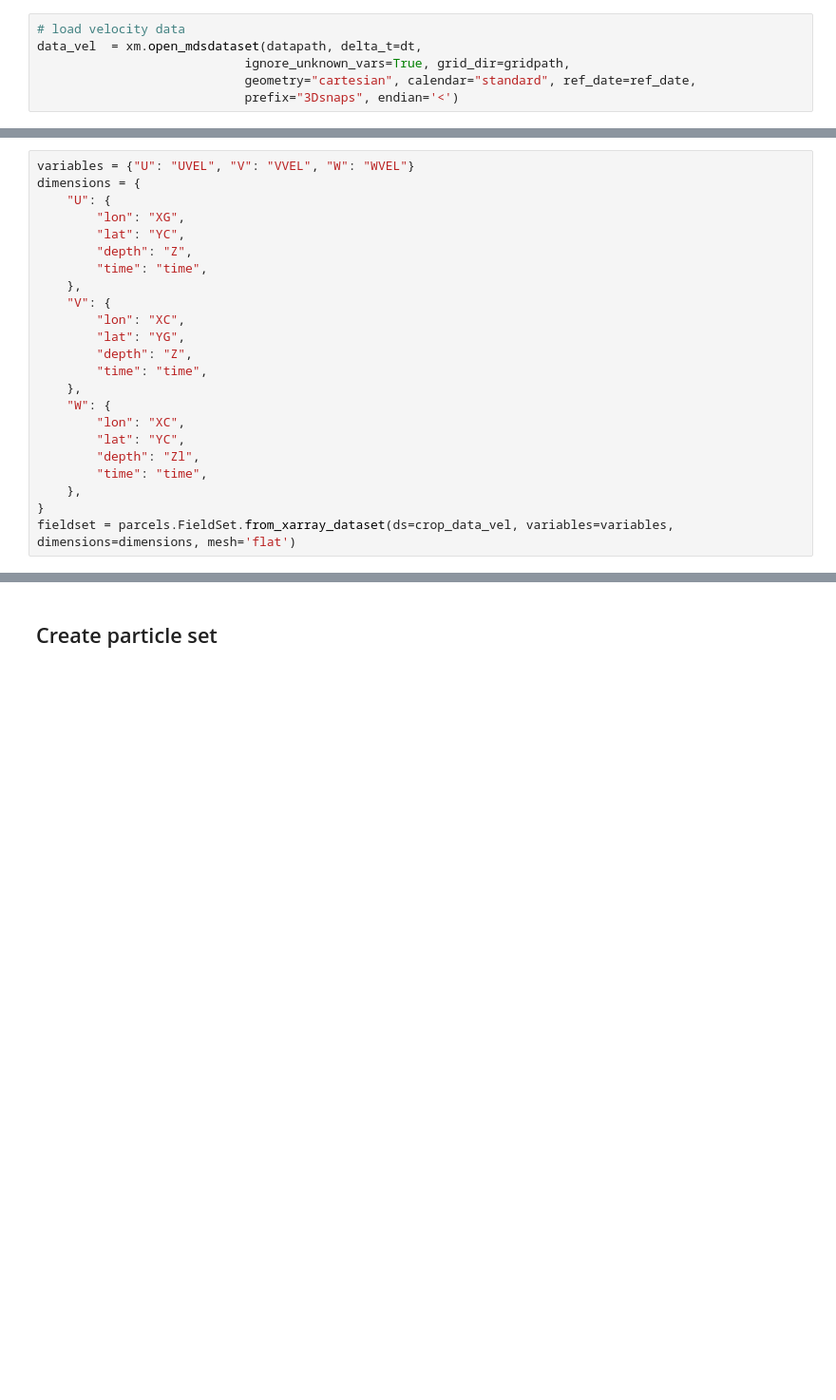
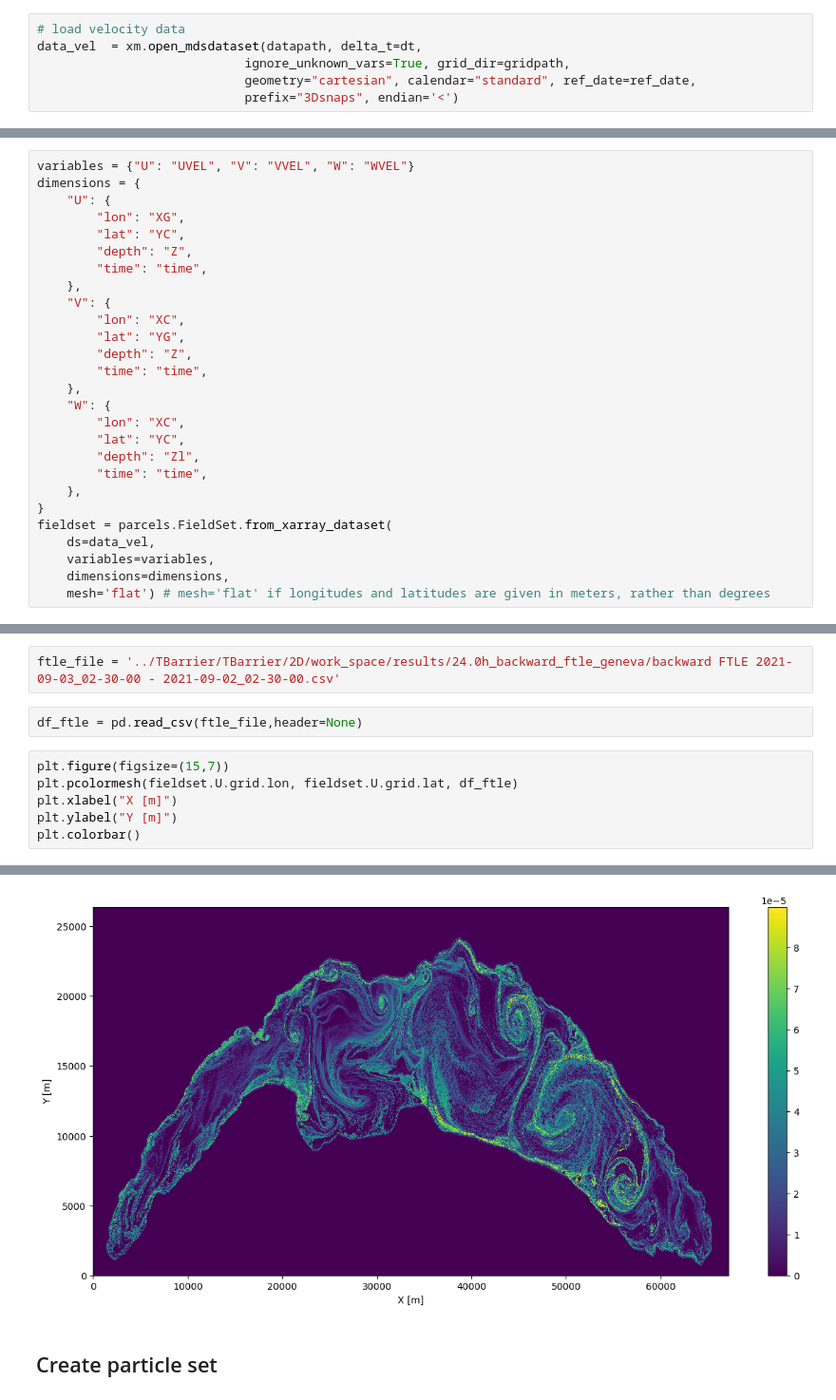
Before and after one commit to leroquan/parcels_toolbox, a Jupyter notebook: run_parcels_mitgcm.ipynb, the cells around one changed output, grey strips where cells are left out. Shown at 95% size. Saved outputs shown, nothing was run; the diff lists cells and outputs as text; blank space fills up the shorter version.

```diff
--- a/run_parcels_mitgcm.ipynb
+++ b/run_parcels_mitgcm.ipynb
@@ -56,4 +52,8 @@ dimensions = {
         "time": "time",
     },
 }
-fieldset = parcels.FieldSet.from_xarray_dataset(ds=crop_data_vel, variables=variables, dimensions=dimensions, mesh='flat')
+fieldset = parcels.FieldSet.from_xarray_dataset(
+    ds=data_vel,
+    variables=variables,
+    dimensions=dimensions,
+    mesh='flat') # mesh='flat' if longitudes and latitudes are given in meters, rather than degrees
@@ -59,0 +62,11 @@ fieldset = parcels.FieldSet.from_xarray_dataset(ds=crop_data_vel, variables=vari
+# %%
+ftle_file = '../TBarrier/TBarrier/2D/work_space/results/24.0h_backward_ftle_geneva/backward FTLE 2021-09-03_02-30-00 - 2021-09-02_02-30-00.csv'
+# %%
+df_ftle = pd.read_csv(ftle_file,header=None)
+# %%
+plt.figure(figsize=(15,7))
+plt.pcolormesh(fieldset.U.grid.lon, fieldset.U.grid.lat, df_ftle)
+plt.xlabel("X [m]")
+plt.ylabel("Y [m]")
+plt.colorbar()
+# %% [output]
@@ -60,2 +74,3 @@ fieldset = parcels.FieldSet.from_xarray_dataset(ds=crop_data_vel, variables=vari
+[figure, added]
 # %% [markdown]
 ## Create particle set
```
Also changed, not shown: parts of 14 cells of this notebook.
